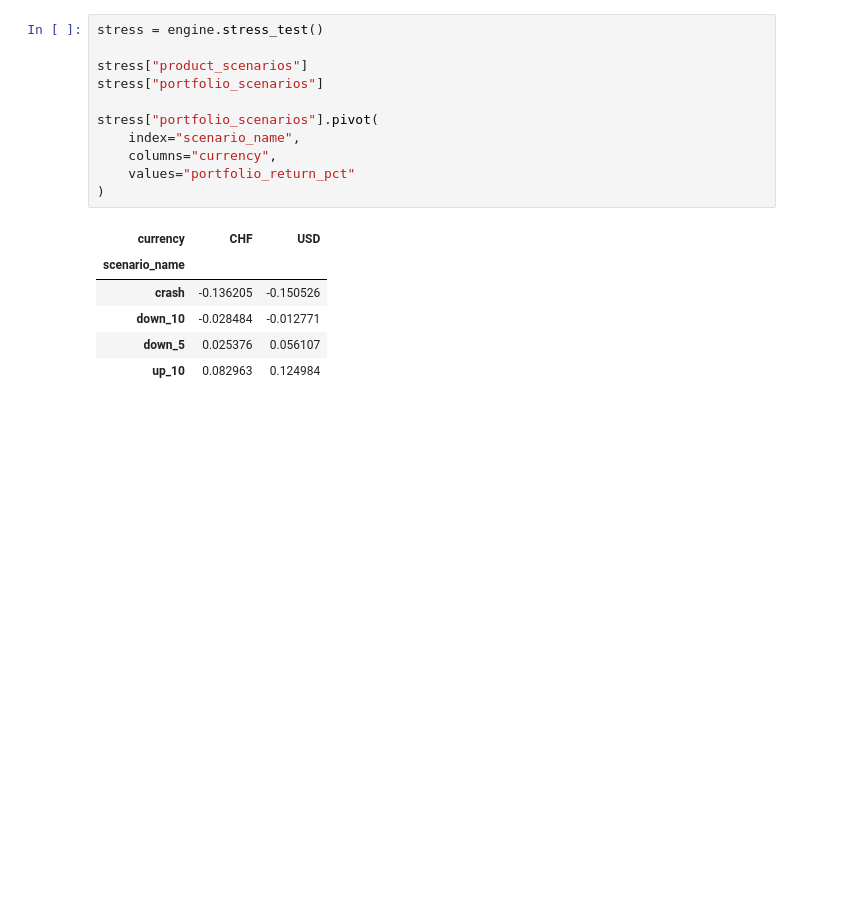
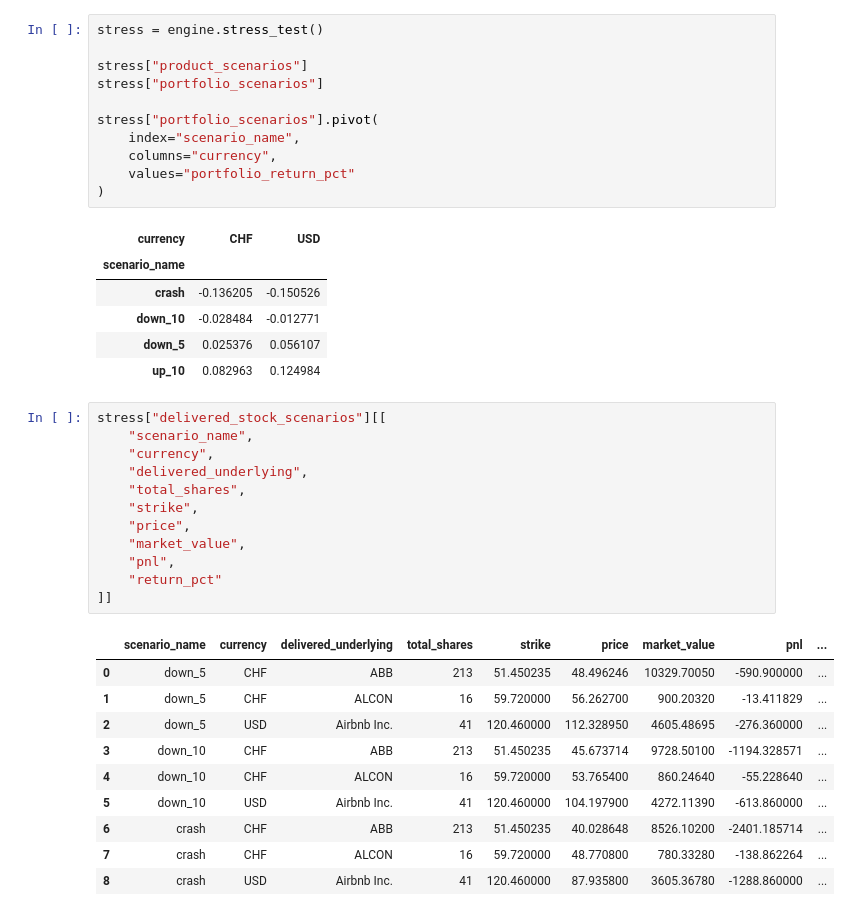
Before and after one commit to sanyalelizabet/structured-products-analytics, a Jupyter notebook: notebooks/01_portfolio_construction.ipynb, the cells around one changed output. Saved outputs shown, nothing was run; the diff lists cells and outputs as text; blank space fills up the shorter version.

Commit message:
scenario matrix

```diff
--- a/notebooks/01_portfolio_construction.ipynb
+++ b/notebooks/01_portfolio_construction.ipynb
@@ -478,3 +478,26 @@ stress["portfolio_scenarios"].pivot(
 | down_10 | -0.028484 | -0.012771 |
 | down_5 | 0.025376 | 0.056107 |
 | up_10 | 0.082963 | 0.124984 |
+# %%
+stress["delivered_stock_scenarios"][[
+    "scenario_name",
+    "currency",
+    "delivered_underlying",
+    "total_shares",
+    "strike",
+    "price",
+    "market_value",
+    "pnl",
+    "return_pct"
+]]
+# %% [output]
+|  | scenario_name | currency | delivered_underlying | total_shares | strike | price | market_value | pnl | ... |
+| 0 | down_5 | CHF | ABB | 213 | 51.450235 | 48.496246 | 10329.70050 | -590.900000 | ... |
+| 1 | down_5 | CHF | ALCON | 16 | 59.720000 | 56.262700 | 900.20320 | -13.411829 | ... |
+| 2 | down_5 | USD | Airbnb Inc. | 41 | 120.460000 | 112.328950 | 4605.48695 | -276.360000 | ... |
+| 3 | down_10 | CHF | ABB | 213 | 51.450235 | 45.673714 | 9728.50100 | -1194.328571 | ... |
+| 4 | down_10 | CHF | ALCON | 16 | 59.720000 | 53.765400 | 860.24640 | -55.228640 | ... |
+| 5 | down_10 | USD | Airbnb Inc. | 41 | 120.460000 | 104.197900 | 4272.11390 | -613.860000 | ... |
+| 6 | crash | CHF | ABB | 213 | 51.450235 | 40.028648 | 8526.10200 | -2401.185714 | ... |
+| 7 | crash | CHF | ALCON | 16 | 59.720000 | 48.770800 | 780.33280 | -138.862264 | ... |
+| 8 | crash | USD | Airbnb Inc. | 41 | 120.460000 | 87.935800 | 3605.36780 | -1288.860000 | ... |
```
Also changed, not shown: 2 other files.
